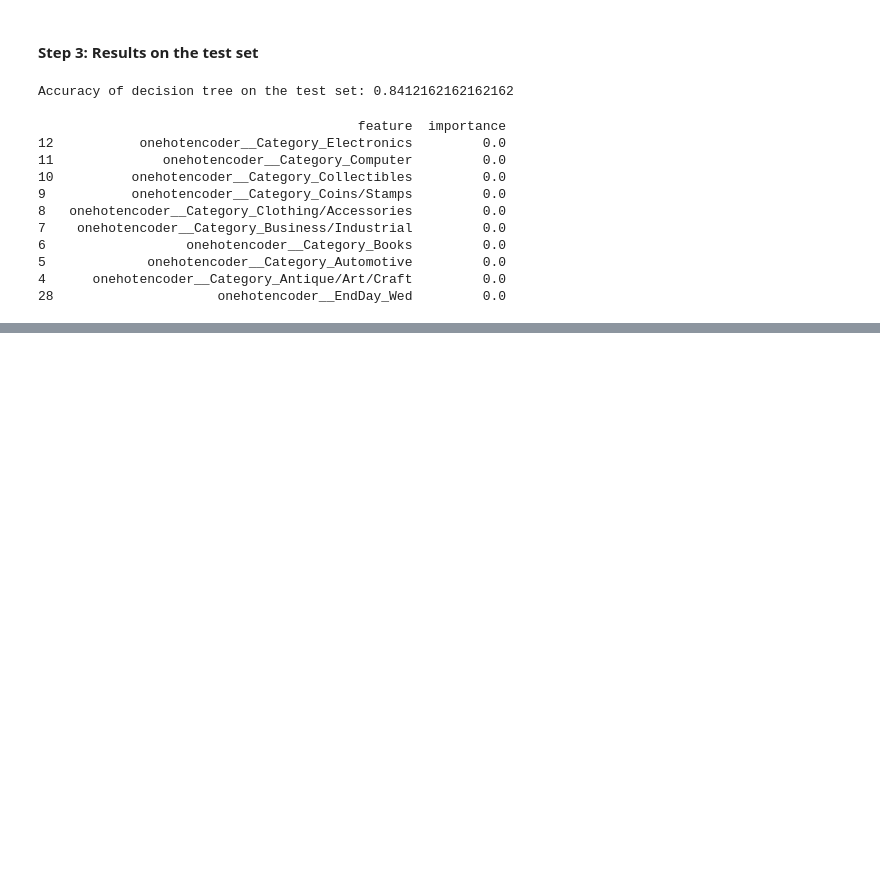
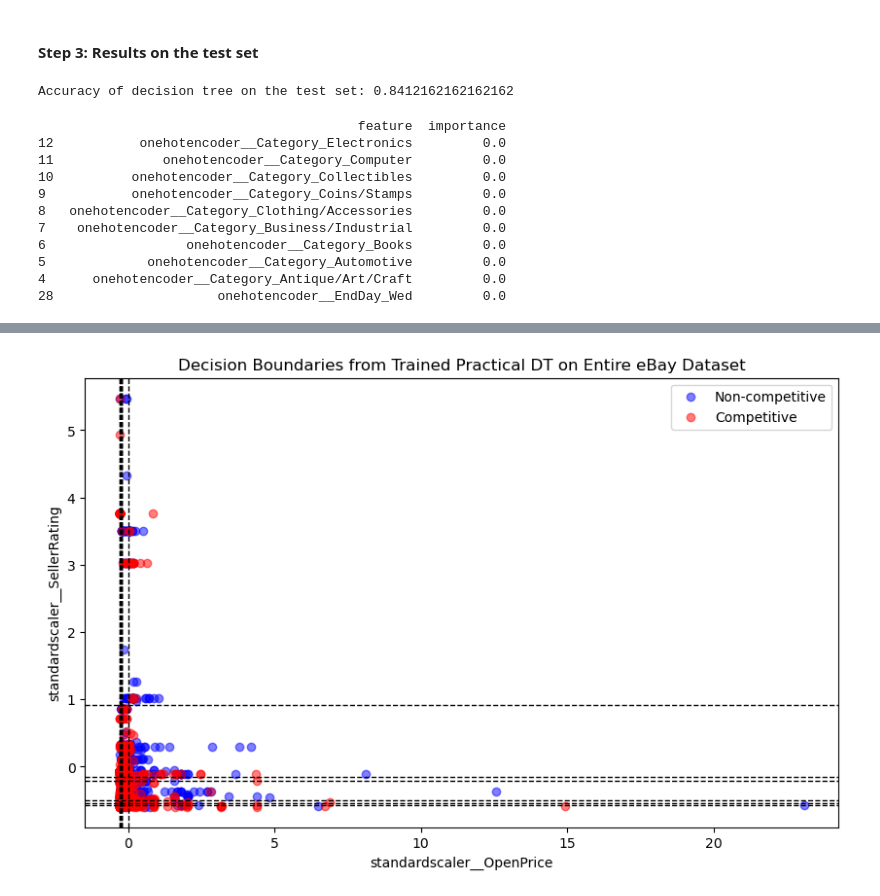
Before and after one commit to Jitao-Z/RSM8413_Case_1, a Jupyter notebook: case_1_analysis.ipynb, the cells around one changed output, grey strips where cells are left out. Saved outputs shown, nothing was run; the diff lists cells and outputs as text; code cells hidden in the pictures; blank space fills up the shorter version.

```diff
--- a/case_1_analysis.ipynb
+++ b/case_1_analysis.ipynb
@@ -620,0 +750,8 @@ print(feature_importance_df.tail(10))  # least 10 important features
+# %%
+# Based on the above gini importance, OpenPrice and SellerRating seems to be the most 2 important
+# numerical features we should use as axes to draw the scatter plot
+
+x_var = feature_importance_prac_df['feature'].head(2).tolist()[0]
+y_var = feature_importance_prac_df['feature'].head(2).tolist()[1]
+print(x_var)
+print(y_var)
@@ -620,0 +761,12 @@ print(feature_importance_df.tail(10))  # least 10 important features
+# %%
+X_ebay_prac = ebay.drop(columns=['Competitive', 'ClosePrice'])
+y_ebay = ebay['Competitive']
+
+# recall that preproc_prac is the first half of the pipeline: used to standardize
+# and one-hot encode predictors
+# preproc_prac = pipe_dt_prac_best.named_steps['columntransformer']
+feature_names = preproc_prac.get_feature_names_out()
+
+X_transformed = preproc_prac.transform(X_ebay_prac)
+X_transformed_df = pd.DataFrame(X_transformed, columns = feature_names)
+X_transformed_df.head()
@@ -620,0 +781,52 @@ print(feature_importance_df.tail(10))  # least 10 important features
+# %%
+plt.figure(figsize=(10, 6))
+
+plt.scatter(
+    X_transformed_df.loc[y_ebay == 0, x_var],
+    X_transformed_df.loc[y_ebay == 0, y_var],
+    color = 'blue', alpha = 0.5, label = 'Non-competitive'
+)
+
+plt.scatter(
+    X_transformed_df.loc[y_ebay == 1, x_var],
+    X_transformed_df.loc[y_ebay == 1, y_var],
+    color = 'red', alpha = 0.5, label = 'Competitive'
+)
+
+plt.xlabel(x_var)
+plt.ylabel(y_var)
+plt.legend()
+plt.title('Decision Boundaries from Trained Practical DT on Entire eBay Dataset')
+
+n_nodes = dt_prac_model_best.tree_.node_count
+feature = dt_prac_model_best.tree_.feature
+threshold = dt_prac_model_best.tree_.threshold
+
+# loop through all internal nodes and root node to store all split conditions/thresholds
+# if that node uses our x-axis or y-axis variable
+# So basically, it collects all decision boundaries that occur those two predictors
+split_lines_x = []
+split_lines_y = []
+
+for i in range(n_nodes):
+    if feature[i] != -2:  # skip leaves
+        f_name = feature_names[feature[i]]
+        if f_name == x_var:
+            split_lines_x.append(threshold[i])
+        elif f_name == y_var:
+            split_lines_y.append(threshold[i])
+
+# draw the split lines
+for val in split_lines_x:
+    plt.axvline(x=val, color='black', linestyle='--', linewidth=1)
+
+for val in split_lines_y:
+    plt.axhline(y=val, color='black', linestyle='--', linewidth=1)
+
+plt.show()
+
+# since we have scaled both numerical variables,
+# it could be a bit harder to interpret whether this split makes sense
+# by looking at their scaled values
+# %% [output]
+[figure, added]
```
Also changed, not shown: parts of 22 cells of this notebook.
